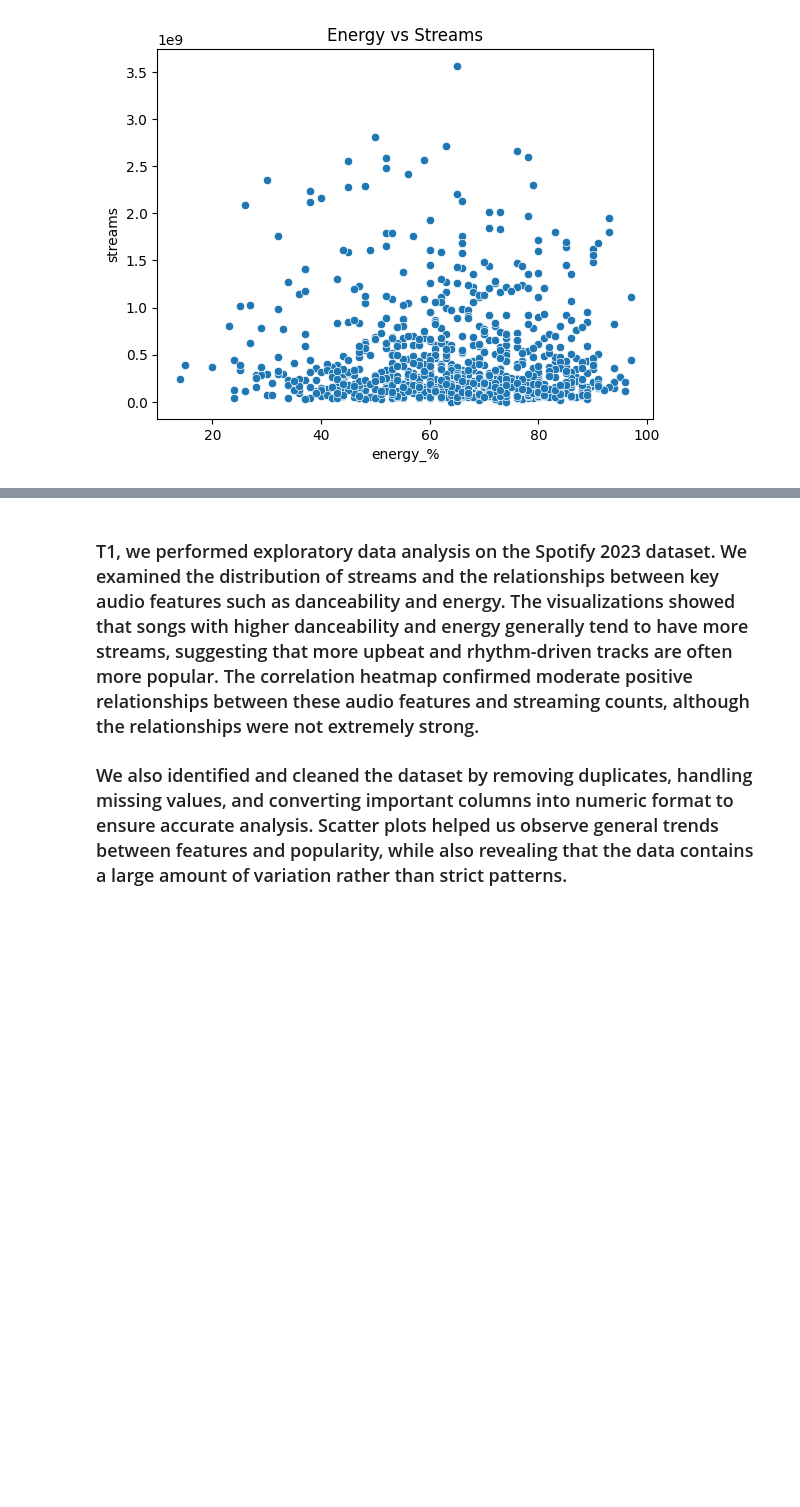
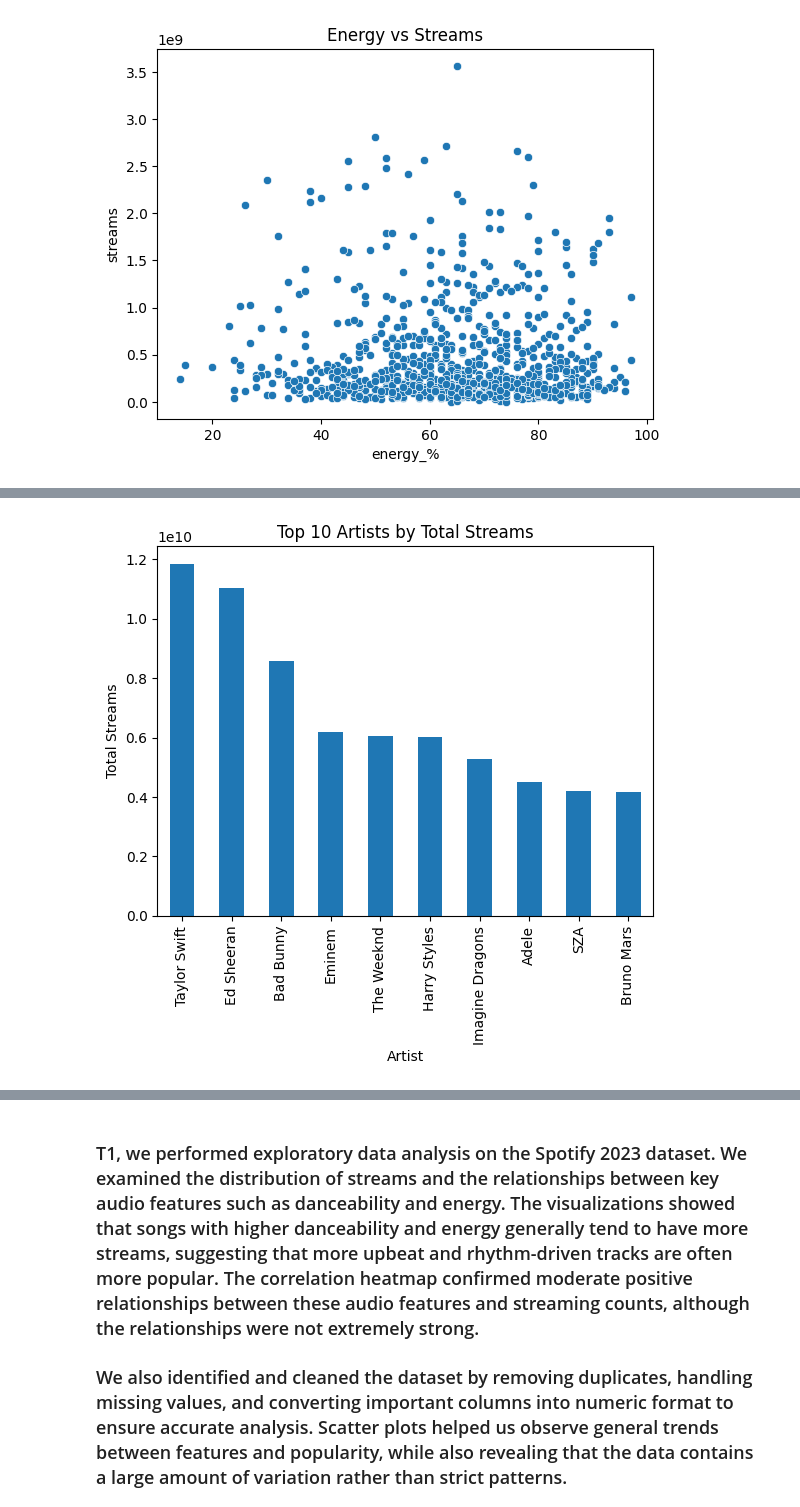
Before and after one commit to mrapo2007-svg/ml-spotify-project, a Jupyter notebook: notebooks/T1_EDA.ipynb, the cells around one changed output, grey strips where cells are left out. Saved outputs shown, nothing was run; the diff lists cells and outputs as text; code cells hidden in the pictures; blank space fills up the shorter version.

```diff
--- a/notebooks/T1_EDA.ipynb
+++ b/notebooks/T1_EDA.ipynb
@@ -88,0 +93,12 @@ plt.show()
+# %%
+top_artists = df.groupby('artist(s)_name')['streams'].sum().sort_values(ascending=False).head(10)
+
+top_artists.plot(kind='bar')
+plt.title("Top 10 Artists by Total Streams")
+plt.xlabel("Artist")
+plt.ylabel("Total Streams")
+
+plt.savefig("../reports/Top_Artists.png", dpi=300, bbox_inches='tight')
+plt.show()
+# %% [output]
+[figure, added]
```
Also changed, not shown: parts of 3 cells of this notebook, 11 other files.
